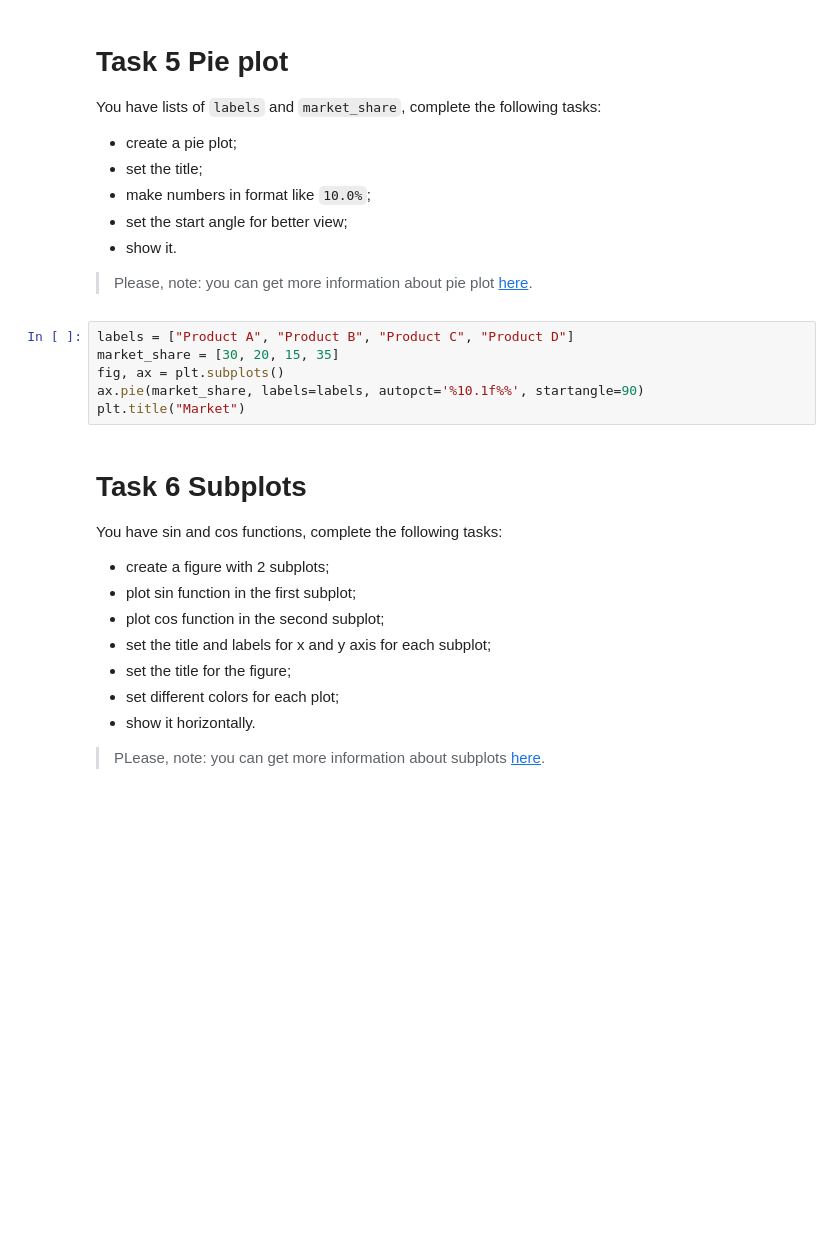
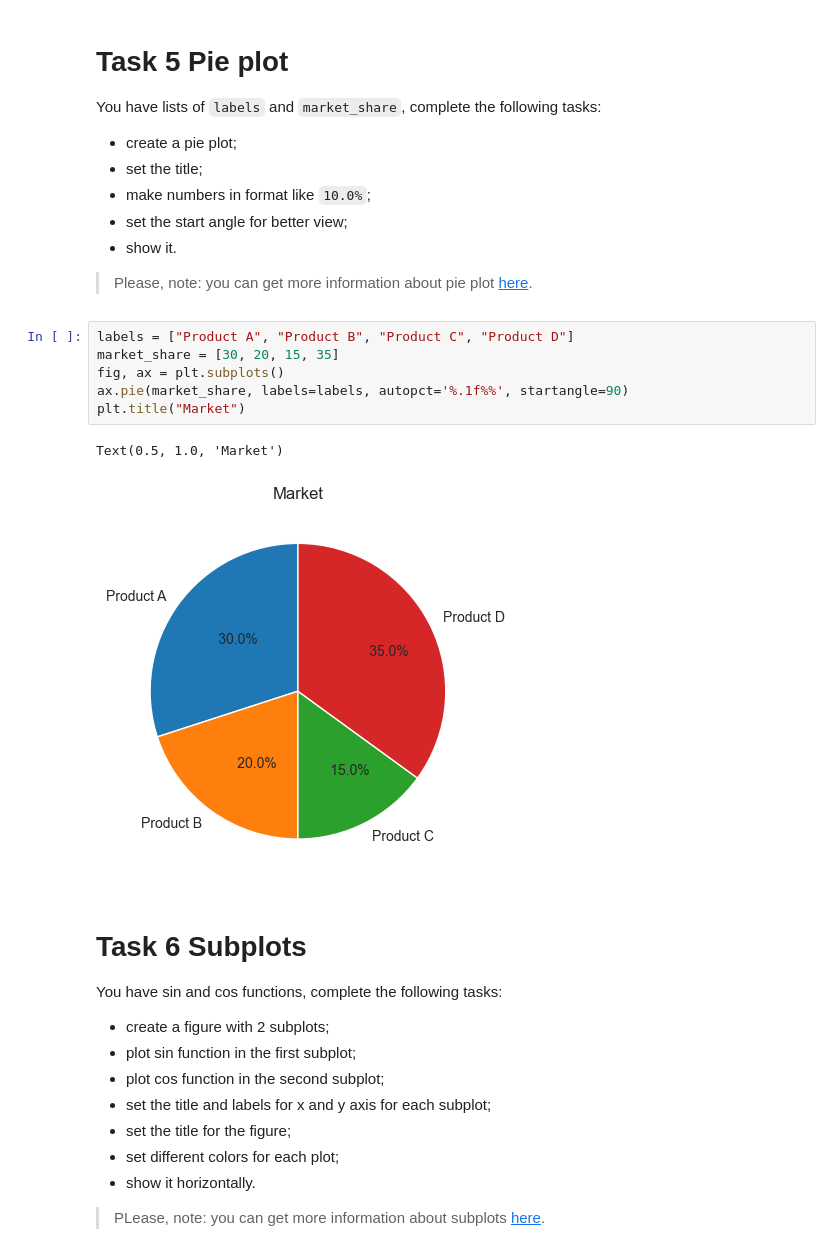
Before and after one commit to mate-academy/py-matplotlib, a Jupyter notebook: app/matplotlib.ipynb, the cells around one changed output. Cells and saved outputs as stored; diff of their text form; blank space fills up the shorter version.

```diff
--- a/app/matplotlib.ipynb
+++ b/app/matplotlib.ipynb
@@ -104,9 +112,12 @@ You have lists of `labels` and `market_share`, complete the following tasks:
 # %%
 labels = ["Product A", "Product B", "Product C", "Product D"]
 market_share = [30, 20, 15, 35]
 fig, ax = plt.subplots()
-ax.pie(market_share, labels=labels, autopct='%10.1f%%', startangle=90)
+ax.pie(market_share, labels=labels, autopct='%.1f%%', startangle=90)
 plt.title("Market")
+# %% [output]
+Text(0.5, 1.0, 'Market')
+[figure, added]
 # %% [markdown]
 # Task 6 Subplots
 
```
Also changed, not shown: parts of 13 cells of this notebook.
